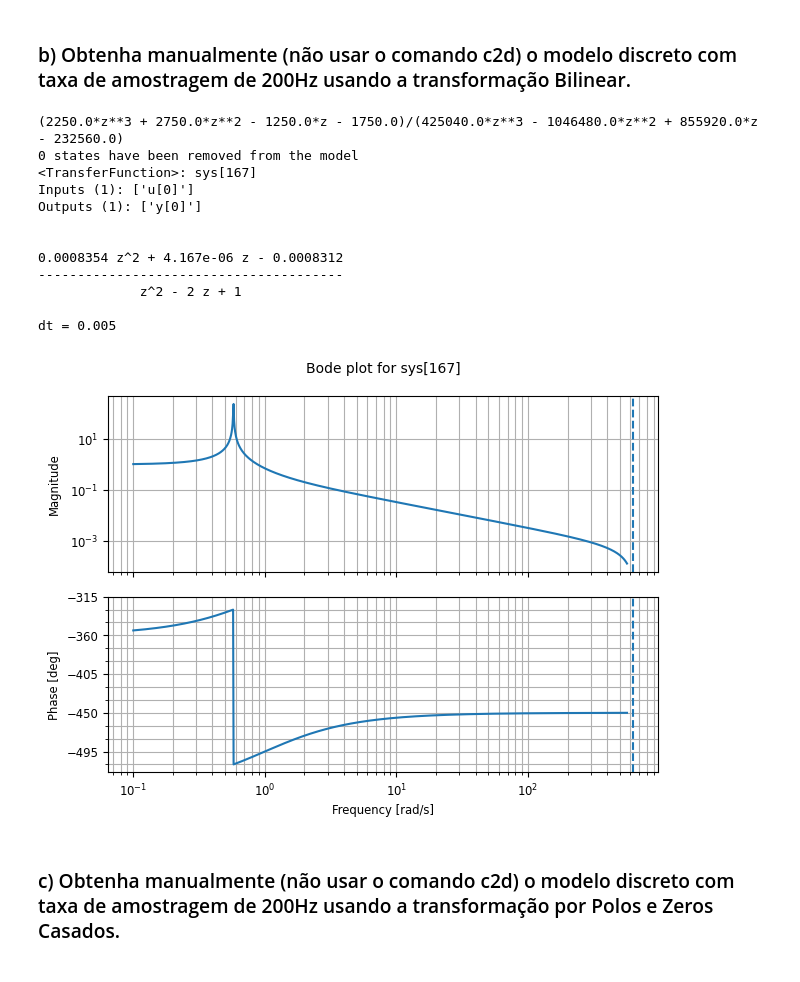
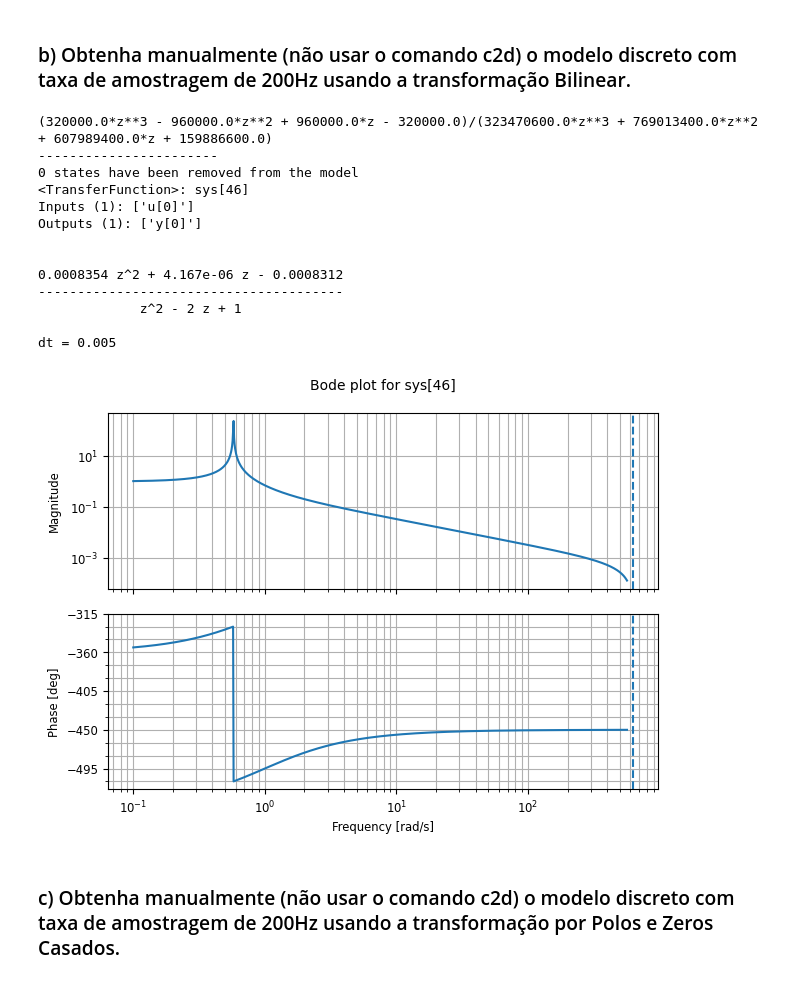
Before and after one commit to brito1212/digital-signal-processing, a Jupyter notebook: approximate_transform/approximate_transform.ipynb, the cells around one changed output. Drawn from its saved outputs; the diff is of its cells as text; code cells hidden in the pictures.

```diff
--- a/approximate_transform/approximate_transform.ipynb
+++ b/approximate_transform/approximate_transform.ipynb
@@ -100,37 +100,39 @@ fs = 200
 Ts = 1/fs
 
 z = sym.Symbol('z')
 sz = 2*(z-1)/(Ts*(z+1)) #bilinear
 # usar sz para montar a expressão
-Hzbi = (1000*sz + 50000)/(sz**3 + 120*sz**2 + 4400*sz + 48000)
+Hzbi = (sz**3)/(sz**3 + (1.1417)*(10**4)*sz**2 + 4.0736*(10**7)*sz + 4.6509*(10**10))
 Hzbi = sym.simplify(Hzbi) # simplificar a expressão
 print(Hzbi) #plotar equação resultante da simplificação
+print("-----------------------")
 #criar a função de transferência discreta baseada na expressão
 z = ctl.tf('z')
 z.dt = Ts
 #copiar a simplificação para nova função de transferencia
 Hzbio = (401.0*z**2 + 1.99999999999996*z - 399.0)/(480001.0*z**2 - 959998.0*z + 480001.0)
 Hzbio = ctl.minreal(Hzbio) #simplificar
 print(Hzbio) #apos a redução
 
 
 #plotar a resposta em frequência
 ctl.bode_plot(Hzbio)
 plt.show()
 # %% [output]
-(2250.0*z**3 + 2750.0*z**2 - 1250.0*z - 1750.0)/(425040.0*z**3 - 1046480.0*z**2 + 855920.0*z - 232560.0)
+(320000.0*z**3 - 960000.0*z**2 + 960000.0*z - 320000.0)/(323470600.0*z**3 + 769013400.0*z**2 + 607989400.0*z + 159886600.0)
+-----------------------
 0 states have been removed from the model
-<TransferFunction>: sys[167]
+<TransferFunction>: sys[46]
 Inputs (1): ['u[0]']
 Outputs (1): ['y[0]']
 
 
 0.0008354 z^2 + 4.167e-06 z - 0.0008312
 ---------------------------------------
              z^2 - 2 z + 1
 
 dt = 0.005
-[figure, old version]
+[figure, new version]
 # %% [markdown]
 ### c) Obtenha manualmente (não usar o comando c2d) o modelo discreto com taxa de amostragem de 200Hz usando a transformação por Polos e Zeros Casados.
 # %%
```
Also changed, not shown: 4 other files.
